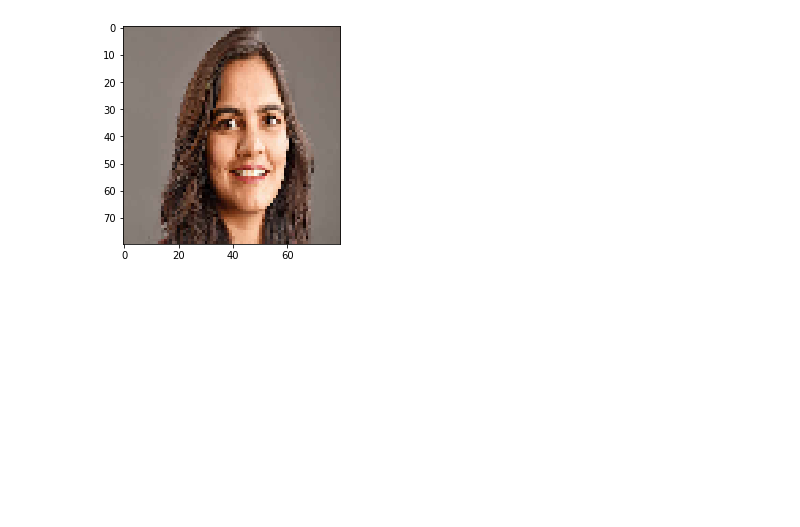
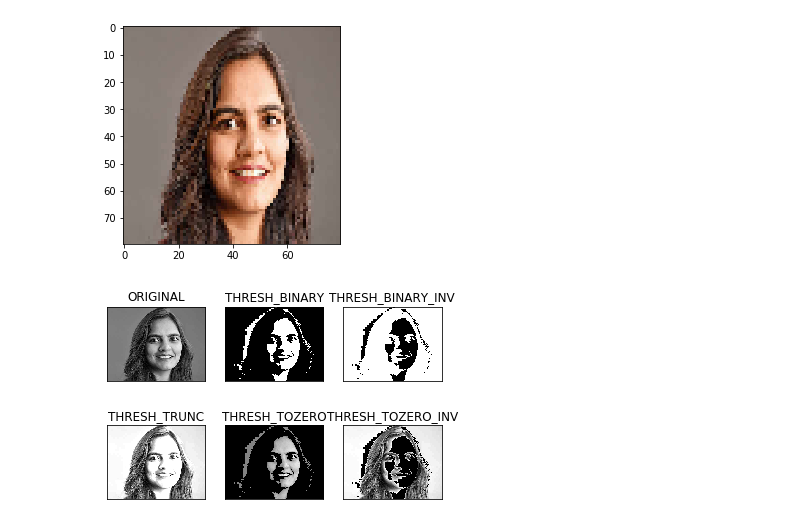
Before and after one commit to SubhabrataOreo/Face-Recognision, a Jupyter notebook: Face_Recog.ipynb, the cells around one changed output. Drawn from its saved outputs; the diff is of its cells as text; code cells hidden in the pictures; blank space fills up the shorter version.

```diff
--- a/Face_Recog.ipynb
+++ b/Face_Recog.ipynb
@@ -64,3 +66,19 @@ plt.imshow(pp_img)
 # %% [output]
 <matplotlib.image.AxesImage at 0x...>
 [figure]
+# %%
+ret,thresh_binary=cv2.threshold(image_grey,127,255,cv2.THRESH_BINARY)
+ret,thresh_binary_inv=cv2.threshold(image_grey,127,255,cv2.THRESH_BINARY_INV)
+ret,thresh_trunc=cv2.threshold(image_grey,127,255,cv2.THRESH_TRUNC)
+ret,thresh_tozero=cv2.threshold(image_grey,127,255,cv2.THRESH_TOZERO)
+ret,thresh_tozero_inv=cv2.threshold(image_grey,127,255,cv2.THRESH_TOZERO_INV)
+# %%
+names=['ORIGINAL','THRESH_BINARY','THRESH_BINARY_INV','THRESH_TRUNC','THRESH_TOZERO','THRESH_TOZERO_INV']
+images=image_grey,thresh_binary,thresh_binary_inv,thresh_trunc,thresh_tozero,thresh_tozero_inv
+
+for i in range(6):
+    plt.subplot(2,3,i+1),plt.imshow(images[i],cmap="gray")
+    plt.title(names[i])
+    plt.xticks([]),plt.yticks([])
+# %% [output]
+[figure, added]
```
Also changed, not shown: parts of 13 cells of this notebook.
